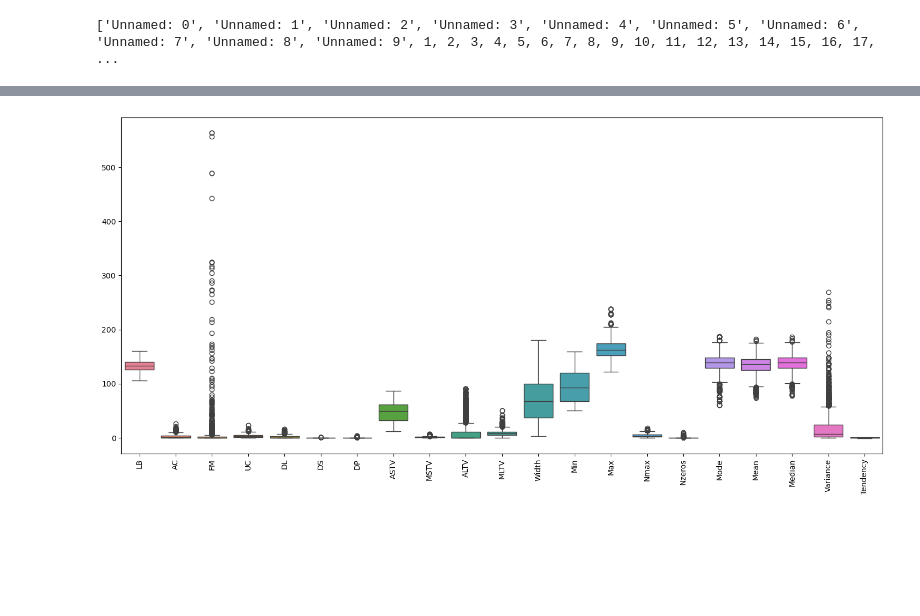
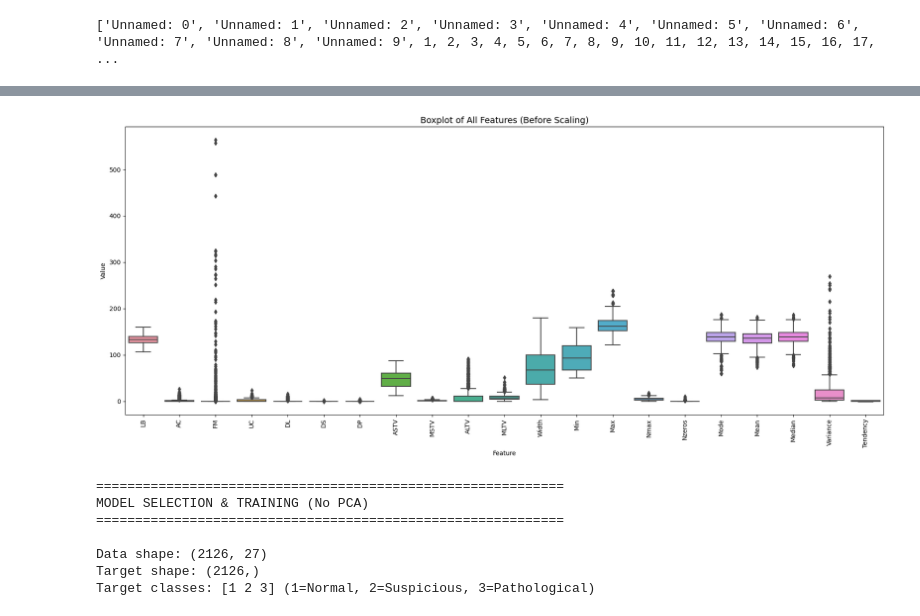
Before and after one commit to l-tting/Cardiotocography-Unsupervised-Learning, a Jupyter notebook: EDA and Preprocessing without PCA.ipynb, the cells around one changed output, grey strips where cells are left out. Saved outputs shown, nothing was run; the diff lists cells and outputs as text; code cells hidden in the pictures; blank space fills up the shorter version.

```diff
--- a/EDA and Preprocessing without PCA.ipynb
+++ b/EDA and Preprocessing without PCA.ipynb
@@ -149,0 +46,16 @@ X_scaled = scaler.fit_transform(X_imputed)
+# %%
+# Define features and target - ONLY these 21 columns
+feature_cols = ['LB', 'AC', 'FM', 'UC', 'DL', 'DS', 'DP',
+                'ASTV', 'MSTV', 'ALTV', 'MLTV', 'Width', 'Min', 'Max',
+                'Nmax', 'Nzeros', 'Mode', 'Mean', 'Median', 'Variance', 'Tendency']
+
+target_col = 'NSP'
+
+# Extract only the feature columns we want
+available_features = [col for col in feature_cols if col in df.columns]
+print(f"   Available features: {len(available_features)}/{len(feature_cols)}")
+
+X = df[available_features].copy()
+y_raw = df[target_col].copy()
+
+print(f"   Features: {len(available_features)}")
@@ -149,0 +65,24 @@ X_scaled = scaler.fit_transform(X_imputed)
+# %%
+#:Handle NaN in y
+print(f"\n   Checking target variable (NSP):")
+print(f"     Original shape: {y_raw.shape}")
+print(f"     NaN count in y: {y_raw.isna().sum()}")
+
+# Remove rows where y is NaN
+valid_mask = ~y_raw.isna()
+X = X[valid_mask].copy()
+y = y_raw[valid_mask].copy()
+
+print(f"     After removing NaN: {len(y)} samples")
+
+# Convert y to integer type
+y = y.astype(int)
+
+print(f"     Target classes: {np.unique(y)} (1=Normal, 2=Suspicious, 3=Pathological)")
+
+# Target distribution
+print(f"\n   Target Distribution (NSP - Fetal Health):")
+class_counts = y.value_counts().sort_index()
+for cls, count in class_counts.items():
+    class_name = {1: 'Normal', 2: 'Suspicious', 3: 'Pathological'}.get(cls, 'Unknown')
+    print(f"     Class {cls} ({class_name}): {count} samples ({count/len(y)*100:.1f}%)")
@@ -255,7 +195,36 @@ X_final[X_imputed_numeric.columns] = X_imputed_numeric
 # %%
 plt.figure(figsize=(18, 8))
-sns.boxplot(data=X_imputed_numeric)
+X_melted = X_imputed.melt(var_name='Feature', value_name='Value')
+sns.boxplot(data=X_melted, x='Feature', y='Value')
 plt.xticks(rotation=90)
+plt.title('Boxplot of All Features (Before Scaling)', fontsize=14)
+plt.tight_layout()
 plt.show()
 # %% [output]
-[figure, old version]
+[figure, new version]
+# %%
+# Import clustering libraries
+from sklearn.cluster import KMeans, AgglomerativeClustering, DBSCAN
+from sklearn.metrics import (silhouette_score, adjusted_rand_score,
+                             normalized_mutual_info_score, davies_bouldin_score,
+                             calinski_harabasz_score)
+import numpy as np
+import pandas as pd
+import matplotlib.pyplot as plt
+import warnings
+warnings.filterwarnings('ignore')
+
+print("=" * 60)
+print("MODEL SELECTION & TRAINING (No PCA)")
+print("=" * 60)
+print(f"\nData shape: {X_scaled.shape}")
+print(f"Target shape: {y.shape}")
+print(f"Target classes: {np.unique(y)} (1=Normal, 2=Suspicious, 3=Pathological)")
+# %% [output]
+============================================================
+MODEL SELECTION & TRAINING (No PCA)
+============================================================
+
+Data shape: (2126, 27)
+Target shape: (2126,)
+Target classes: [1 2 3] (1=Normal, 2=Suspicious, 3=Pathological)
```
Also changed, not shown: parts of 37 cells of this notebook, 1 other file.
